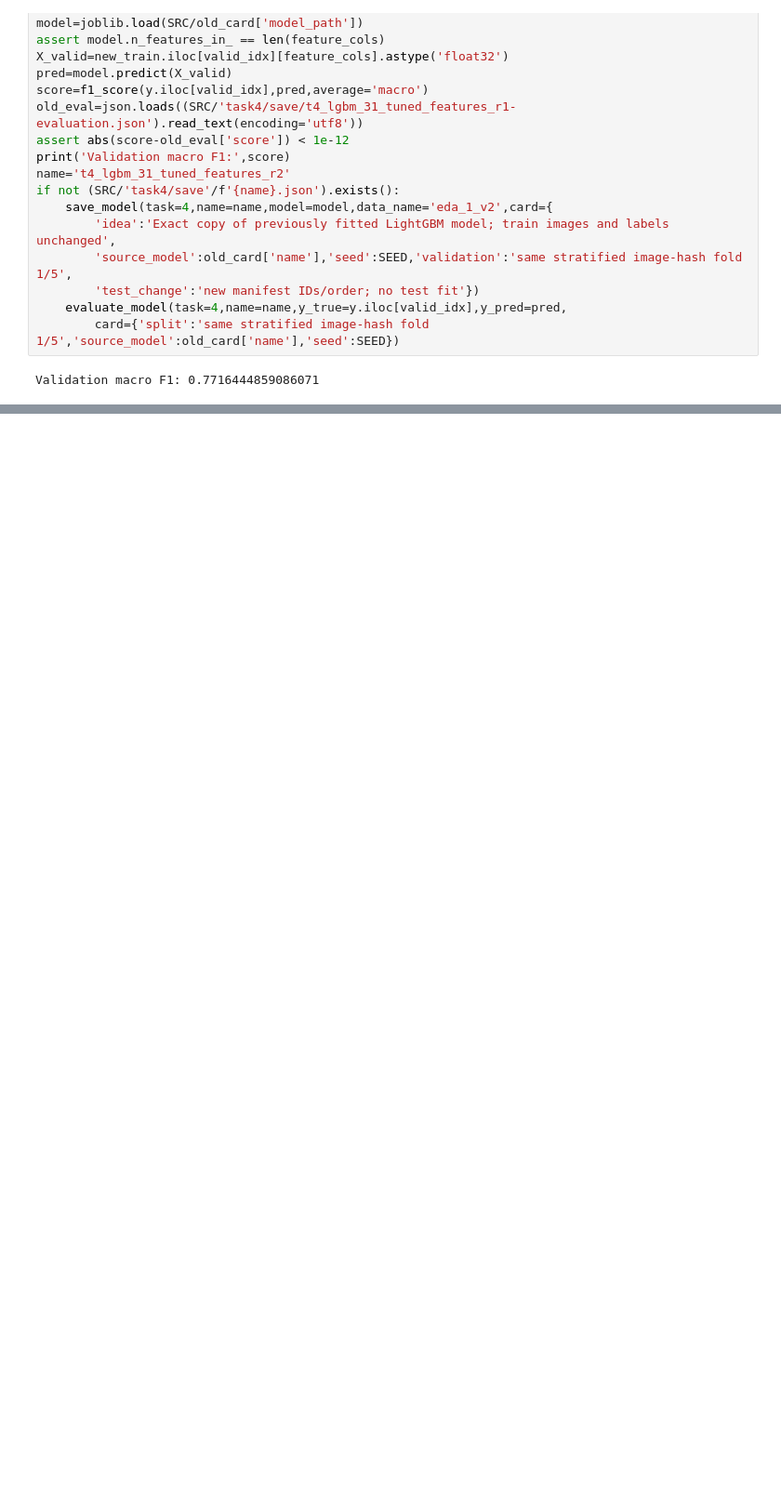
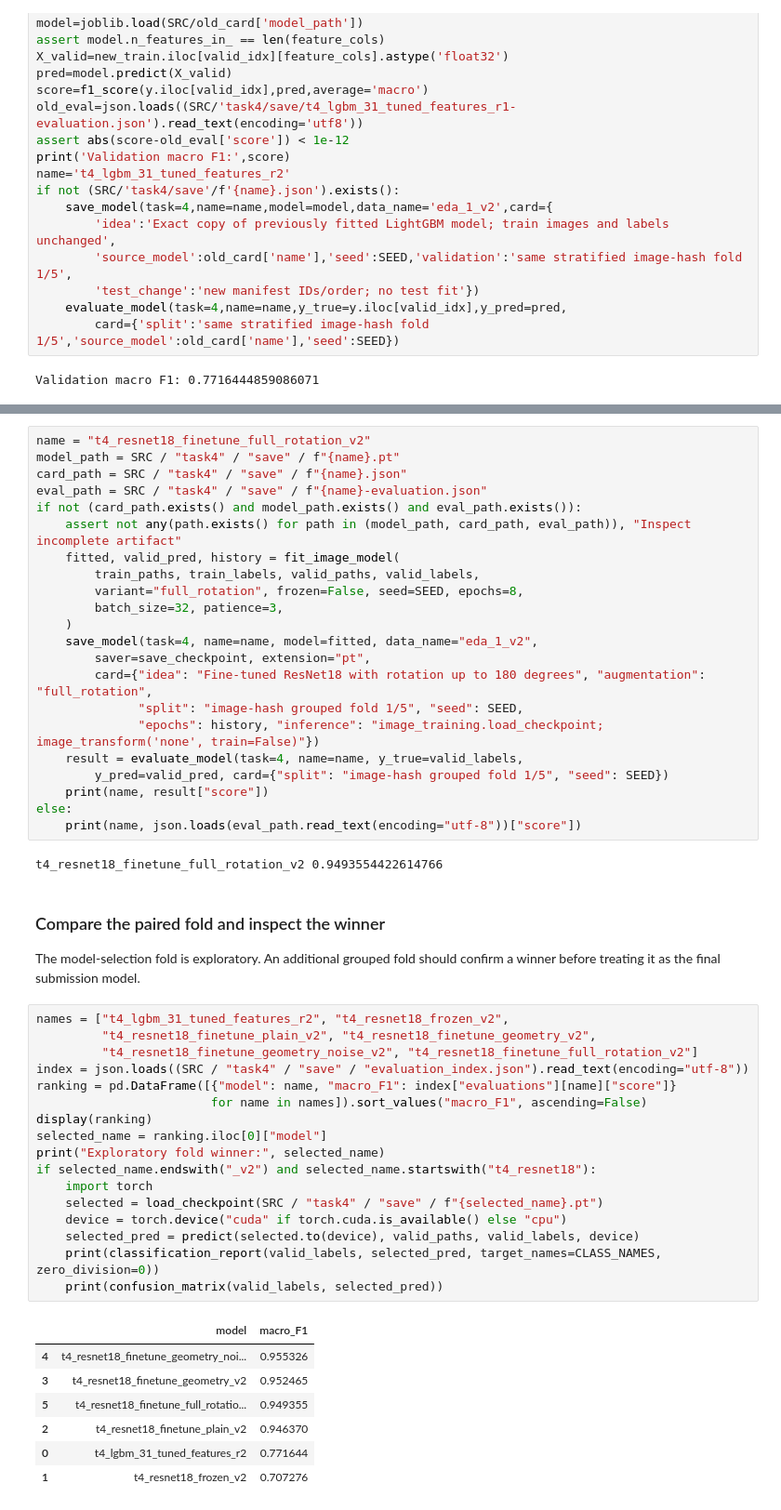
Before and after one commit to jakkarin-promsee/cpe342-ml-kaggle, a Jupyter notebook: src/task4/models/build_model_v2.ipynb, the cells around one changed output, grey strips where cells are left out. Shown at 93% size. Drawn from its saved outputs; the diff is of its cells as text; blank space fills up the shorter version.

```diff
--- a/src/task4/models/build_model_v2.ipynb
+++ b/src/task4/models/build_model_v2.ipynb
@@ -101,0 +273,53 @@ Refreshed models: 28
+# %%
+name = "t4_resnet18_finetune_full_rotation_v2"
+model_path = SRC / "task4" / "save" / f"{name}.pt"
+card_path = SRC / "task4" / "save" / f"{name}.json"
+eval_path = SRC / "task4" / "save" / f"{name}-evaluation.json"
+if not (card_path.exists() and model_path.exists() and eval_path.exists()):
+    assert not any(path.exists() for path in (model_path, card_path, eval_path)), "Inspect incomplete artifact"
+    fitted, valid_pred, history = fit_image_model(
+        train_paths, train_labels, valid_paths, valid_labels,
+        variant="full_rotation", frozen=False, seed=SEED, epochs=8,
+        batch_size=32, patience=3,
+    )
+    save_model(task=4, name=name, model=fitted, data_name="eda_1_v2",
+        saver=save_checkpoint, extension="pt",
+        card={"idea": "Fine-tuned ResNet18 with rotation up to 180 degrees", "augmentation": "full_rotation",
+              "split": "image-hash grouped fold 1/5", "seed": SEED,
+              "epochs": history, "inference": "image_training.load_checkpoint; image_transform('none', train=False)"})
+    result = evaluate_model(task=4, name=name, y_true=valid_labels,
+        y_pred=valid_pred, card={"split": "image-hash grouped fold 1/5", "seed": SEED})
+    print(name, result["score"])
+else:
+    print(name, json.loads(eval_path.read_text(encoding="utf-8"))["score"])
+# %% [output]
+t4_resnet18_finetune_full_rotation_v2 0.9493554422614766
+# %% [markdown]
+### Compare the paired fold and inspect the winner
+
+The model-selection fold is exploratory. An additional grouped fold should confirm a winner before treating it as the final submission model.
+# %%
+names = ["t4_lgbm_31_tuned_features_r2", "t4_resnet18_frozen_v2",
+         "t4_resnet18_finetune_plain_v2", "t4_resnet18_finetune_geometry_v2",
+         "t4_resnet18_finetune_geometry_noise_v2", "t4_resnet18_finetune_full_rotation_v2"]
+index = json.loads((SRC / "task4" / "save" / "evaluation_index.json").read_text(encoding="utf-8"))
+ranking = pd.DataFrame([{"model": name, "macro_F1": index["evaluations"][name]["score"]}
+                        for name in names]).sort_values("macro_F1", ascending=False)
+display(ranking)
+selected_name = ranking.iloc[0]["model"]
+print("Exploratory fold winner:", selected_name)
+if selected_name.endswith("_v2") and selected_name.startswith("t4_resnet18"):
+    import torch
+    selected = load_checkpoint(SRC / "task4" / "save" / f"{selected_name}.pt")
+    device = torch.device("cuda" if torch.cuda.is_available() else "cpu")
+    selected_pred = predict(selected.to(device), valid_paths, valid_labels, device)
+    print(classification_report(valid_labels, selected_pred, target_names=CLASS_NAMES, zero_division=0))
+    print(confusion_matrix(valid_labels, selected_pred))
+# %% [output]
+|  | model | macro_F1 |
+| 4 | t4_resnet18_finetune_geometry_noi... | 0.955326 |
+| 3 | t4_resnet18_finetune_geometry_v2 | 0.952465 |
+| 5 | t4_resnet18_finetune_full_rotatio... | 0.949355 |
+| 2 | t4_resnet18_finetune_plain_v2 | 0.946370 |
+| 0 | t4_lgbm_31_tuned_features_r2 | 0.771644 |
+| 1 | t4_resnet18_frozen_v2 | 0.707276 |
```
Also changed, not shown: parts of 24 cells of this notebook, 5 other files.
